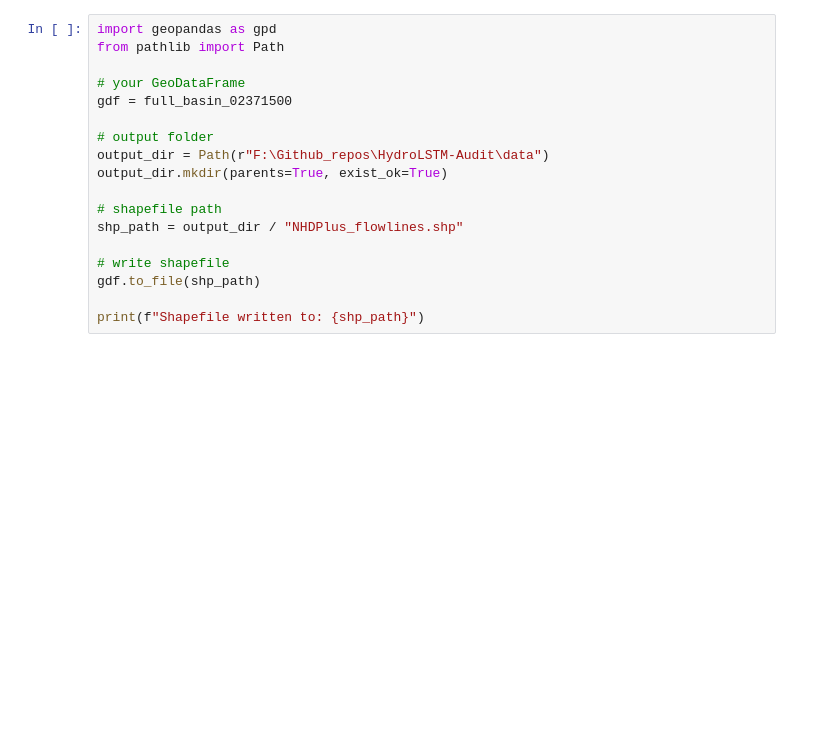
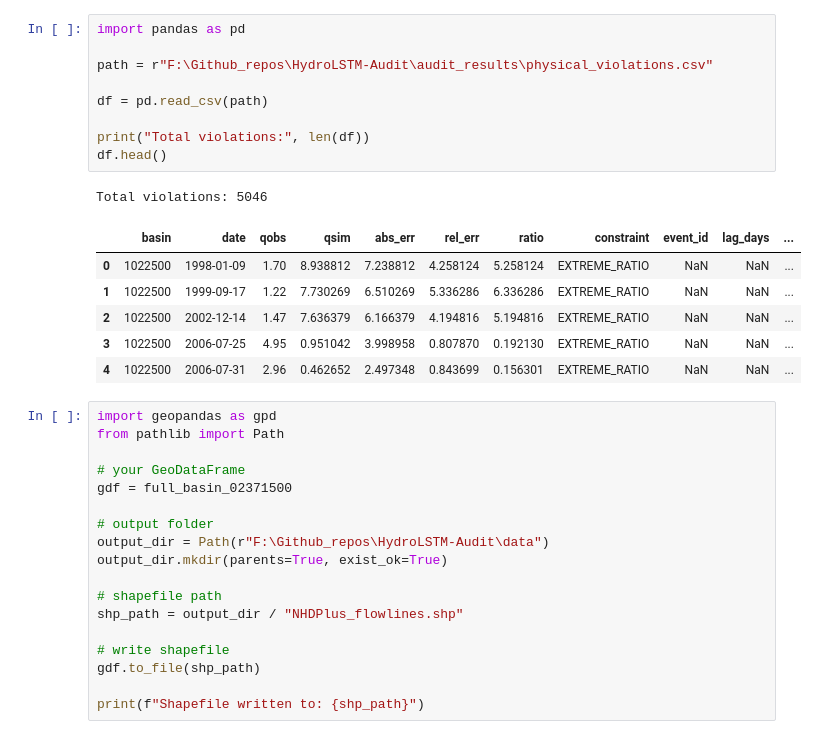
Before and after one commit to Habte1345/HydroLSTM-Audit, a Jupyter notebook: Notebooks/notebook.ipynb, the cells around one changed output. Cells and saved outputs as stored; diff of their text form; blank space fills up the shorter version.

```diff
--- a/Notebooks/notebook.ipynb
+++ b/Notebooks/notebook.ipynb
@@ -20,3 +22,20 @@ TypeError: 'NoneType' object is not iterable
+# %%
+import pandas as pd
+
+path = r"F:\Github_repos\HydroLSTM-Audit\audit_results\physical_violations.csv"
+
+df = pd.read_csv(path)
+
+print("Total violations:", len(df))
+df.head()
+# %% [output]
+Total violations: 5046
+|  | basin | date | qobs | qsim | abs_err | rel_err | ratio | constraint | event_id | lag_days | ... |
+| 0 | 1022500 | 1998-01-09 | 1.70 | 8.938812 | 7.238812 | 4.258124 | 5.258124 | EXTREME_RATIO | NaN | NaN | ... |
+| 1 | 1022500 | 1999-09-17 | 1.22 | 7.730269 | 6.510269 | 5.336286 | 6.336286 | EXTREME_RATIO | NaN | NaN | ... |
+| 2 | 1022500 | 2002-12-14 | 1.47 | 7.636379 | 6.166379 | 4.194816 | 5.194816 | EXTREME_RATIO | NaN | NaN | ... |
+| 3 | 1022500 | 2006-07-25 | 4.95 | 0.951042 | 3.998958 | 0.807870 | 0.192130 | EXTREME_RATIO | NaN | NaN | ... |
+| 4 | 1022500 | 2006-07-31 | 2.96 | 0.462652 | 2.497348 | 0.843699 | 0.156301 | EXTREME_RATIO | NaN | NaN | ... |
 # %%
 import geopandas as gpd
 from pathlib import Path
```
Also changed, not shown: parts of 2 cells of this notebook.
